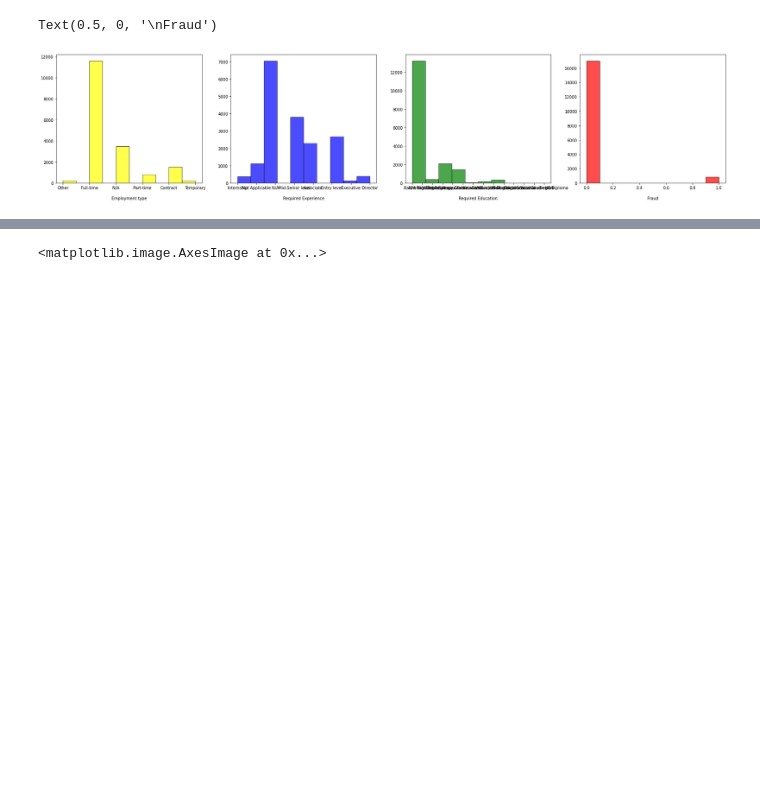
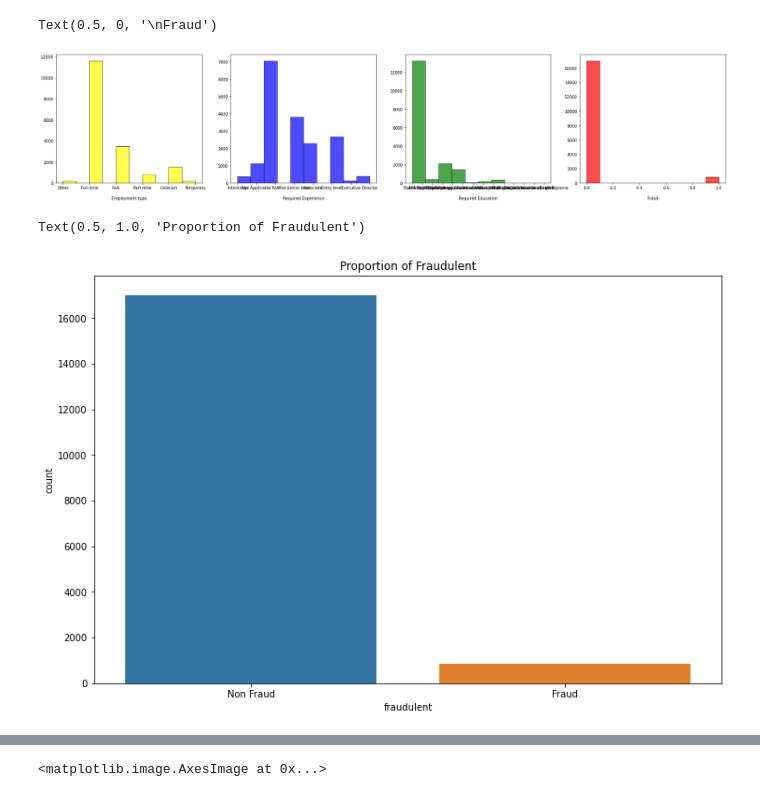
Before and after one commit to haorzeng1997/NLP-Fake-Job-Posting-Detection, a Jupyter notebook: Biyun rfr-Copy1.ipynb, the cells around one changed output, grey strips where cells are left out. Saved outputs shown, nothing was run; the diff lists cells and outputs as text; code cells hidden in the pictures; blank space fills up the shorter version.

```diff
--- a/Biyun rfr-Copy1.ipynb
+++ b/Biyun rfr-Copy1.ipynb
@@ -116,5 +117,13 @@ plt.xlabel('\nFraud')
 # %% [output]
 Text(0.5, 0, '\nFraud')
 [figure]
+# %%
+plt.figure(figsize = [12, 8])
+ax = sb.countplot(x='fraudulent', data=data)
+ax.set(xticklabels=['Non Fraud', 'Fraud'])
+plt.title('Proportion of Fraudulent')
+# %% [output]
+Text(0.5, 1.0, 'Proportion of Fraudulent')
+[figure, added]
 # %%
 plt.figure(figsize = (20, 9))
```
Also changed, not shown: parts of 19 cells of this notebook.
